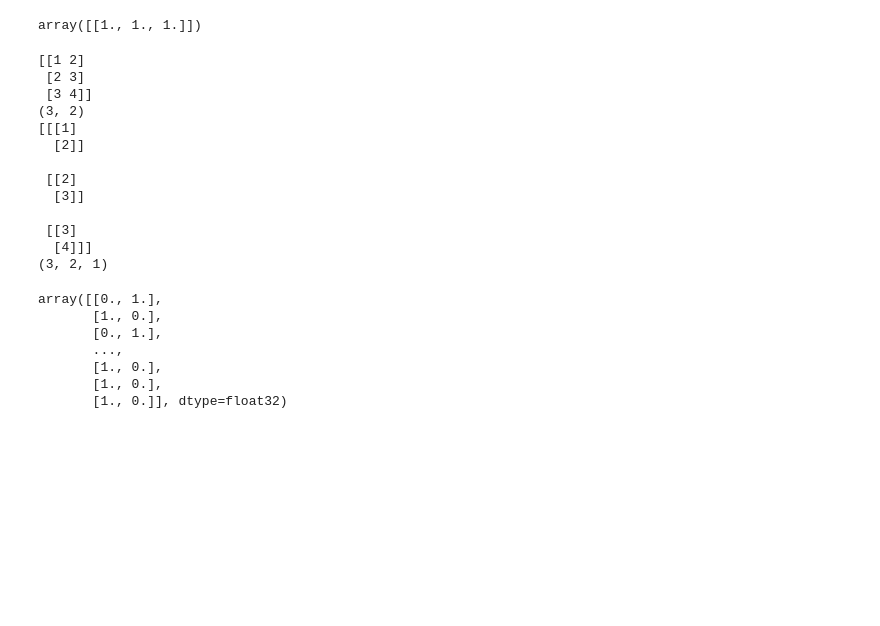
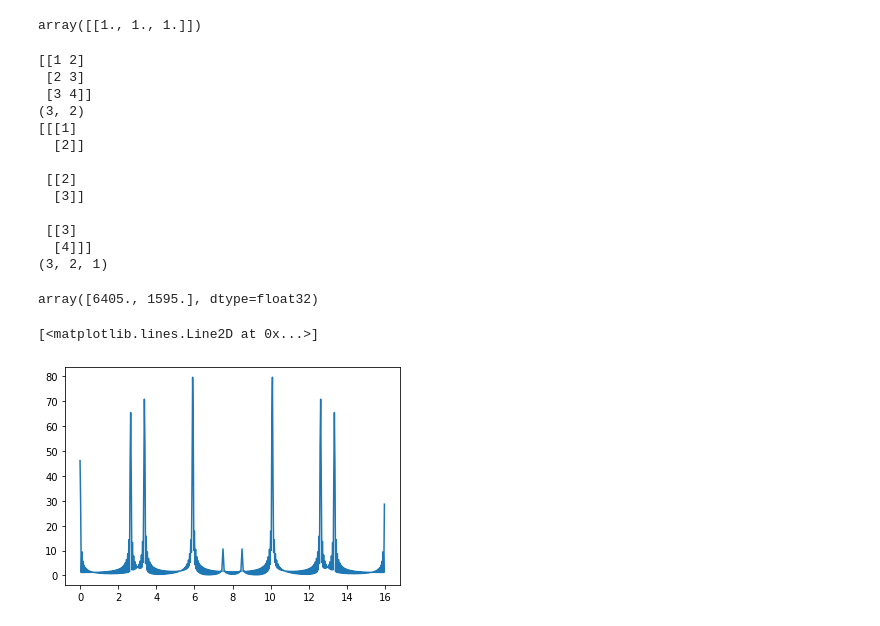
Before and after one commit to mehdikuchi/FuzzyNN, a Jupyter notebook: Fuzzy Sorting Simulation.ipynb, the cells around one changed output. Drawn from its saved outputs; the diff is of its cells as text; code cells hidden in the pictures; blank space fills up the shorter version.

```diff
--- a/Fuzzy Sorting Simulation.ipynb
+++ b/Fuzzy Sorting Simulation.ipynb
@@ -257,7 +264,7 @@ print(a.shape)
 dummy.shape
 # yy = keras.utils.to_categorical([1,0,1,1,0,0],num_classes=2)
 # yy
-Y_train
+Y_train.sum(0)
 # %% [output]
 [[1 2]
  [2 3]
@@ -272,10 +279,4 @@ Y_train
  [[3]
   [4]]]
 (3, 2, 1)
-array([[0., 1.],
-       [1., 0.],
-       [0., 1.],
-       ...,
-       [1., 0.],
-       [1., 0.],
-       [1., 0.]], dtype=float32)
+array([6405., 1595.], dtype=float32)
@@ -281,0 +306,6 @@ array([[0., 1.],
+# %%
+fftdata = np.fft.fft(posdataweak[0,1,:],n=16*fs)
+plt.plot(np.arange(0,16,1/fs),np.abs(fftdata))
+# %% [output]
+[<matplotlib.lines.Line2D at 0x...>]
+[figure, added]
```
Also changed, not shown: parts of 5 cells of this notebook.
